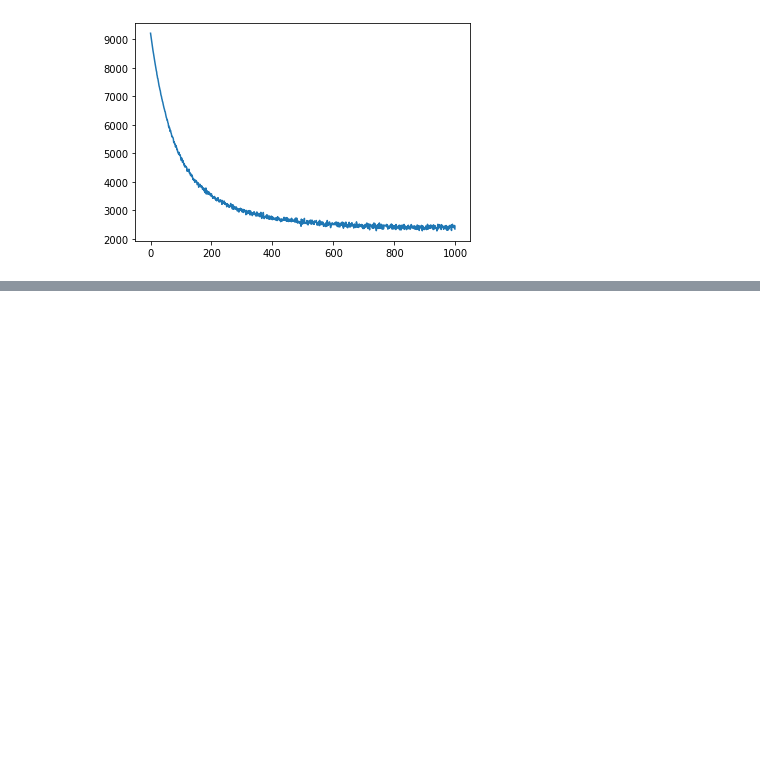
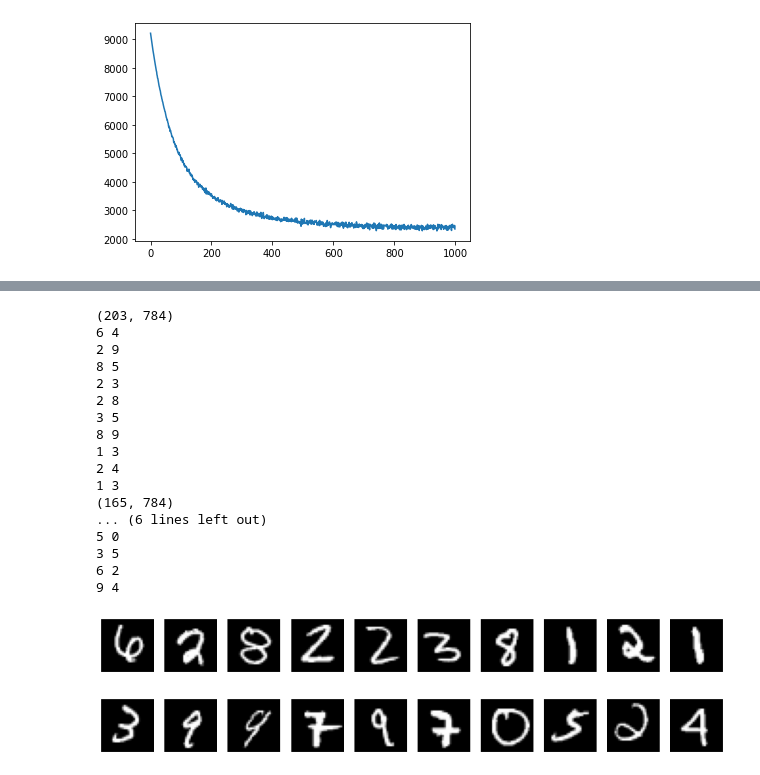
Before and after one commit to stiepan/MLCourse, a Jupyter notebook: softmax_(5).ipynb, the cells around one changed output, grey strips where cells are left out. Drawn from its saved outputs; the diff is of its cells as text; code cells hidden in the pictures; blank space fills up the shorter version.

```diff
--- a/softmax_(5).ipynb
+++ b/softmax_(5).ipynb
@@ -298,0 +322,48 @@ for ww in zip((weights ** 2).sum(axis=0), (ws ** 2).sum(axis=0)):
+# %%
+failed_weights = predict(weights, x_test) != y_test.argmax(axis=1)
+failed_ws = predict(ws, x_test) != y_test.argmax(axis=1)
+
+# weights failed but ws did well
+fig, subplots = plt.subplots(1, 10)
+fig.set_size_inches(15, 15)
+samples = x_test[(failed_ws ^ failed_weights) & (predict(ws, x_test) == y_test.argmax(axis=1)), :]
+print(samples.shape)
+for i, s in enumerate(subplots.flatten()):
+    s.imshow(np.reshape(np.array(samples[i, :]), [28, 28]), cmap='gray')
+    s.axis('off')
+
+for cw, cwg in zip(predict(ws, samples[:10]), predict(weights, samples[:10])):
+  print(cw, cwg)
+
+
+# ws failed but weights did well
+fig, subplots = plt.subplots(1, 10)
+fig.set_size_inches(15, 15)
+samples = x_test[(failed_ws ^ failed_weights) & (predict(weights, x_test) == y_test.argmax(axis=1)), :]
+print(samples.shape)
+for i, s in enumerate(subplots.flatten()):
+    s.imshow(np.reshape(np.array(samples[i, :]), [28, 28]), cmap='gray')
+    s.axis('off')
+
+for cw, cwg in zip(predict(ws, samples[:10]), predict(weights, samples[:10])):
+  print(cw, cwg)
+# %% [output]
+(203, 784)
+6 4
+2 9
+8 5
+2 3
+2 8
+3 5
+8 9
+1 3
+2 4
+1 3
+(165, 784)
+... (6 lines left out)
+5 0
+3 5
+6 2
+9 4
+[figure, added]
+[figure, added]
```
Also changed, not shown: parts of 1 cell of this notebook.
